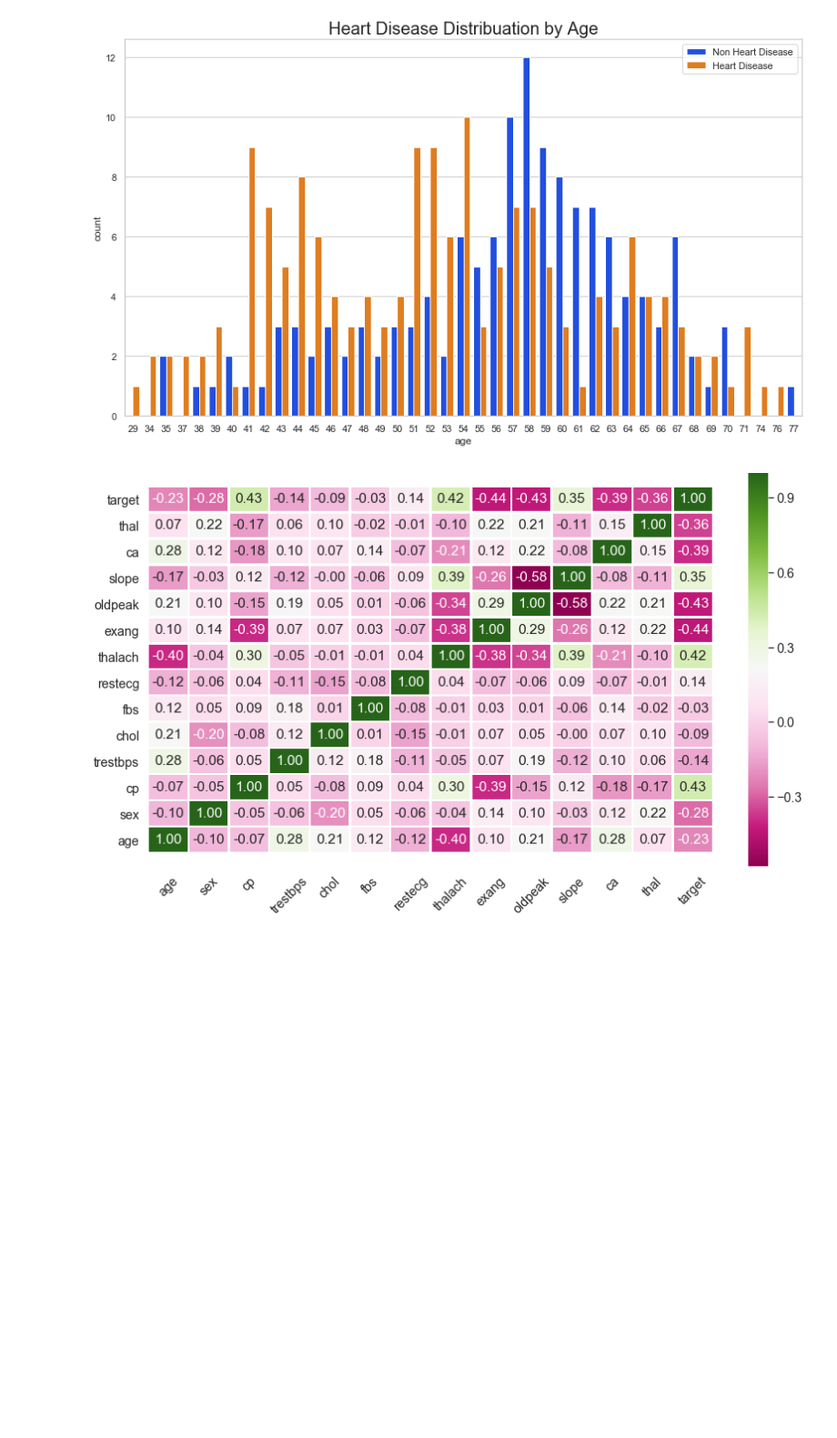
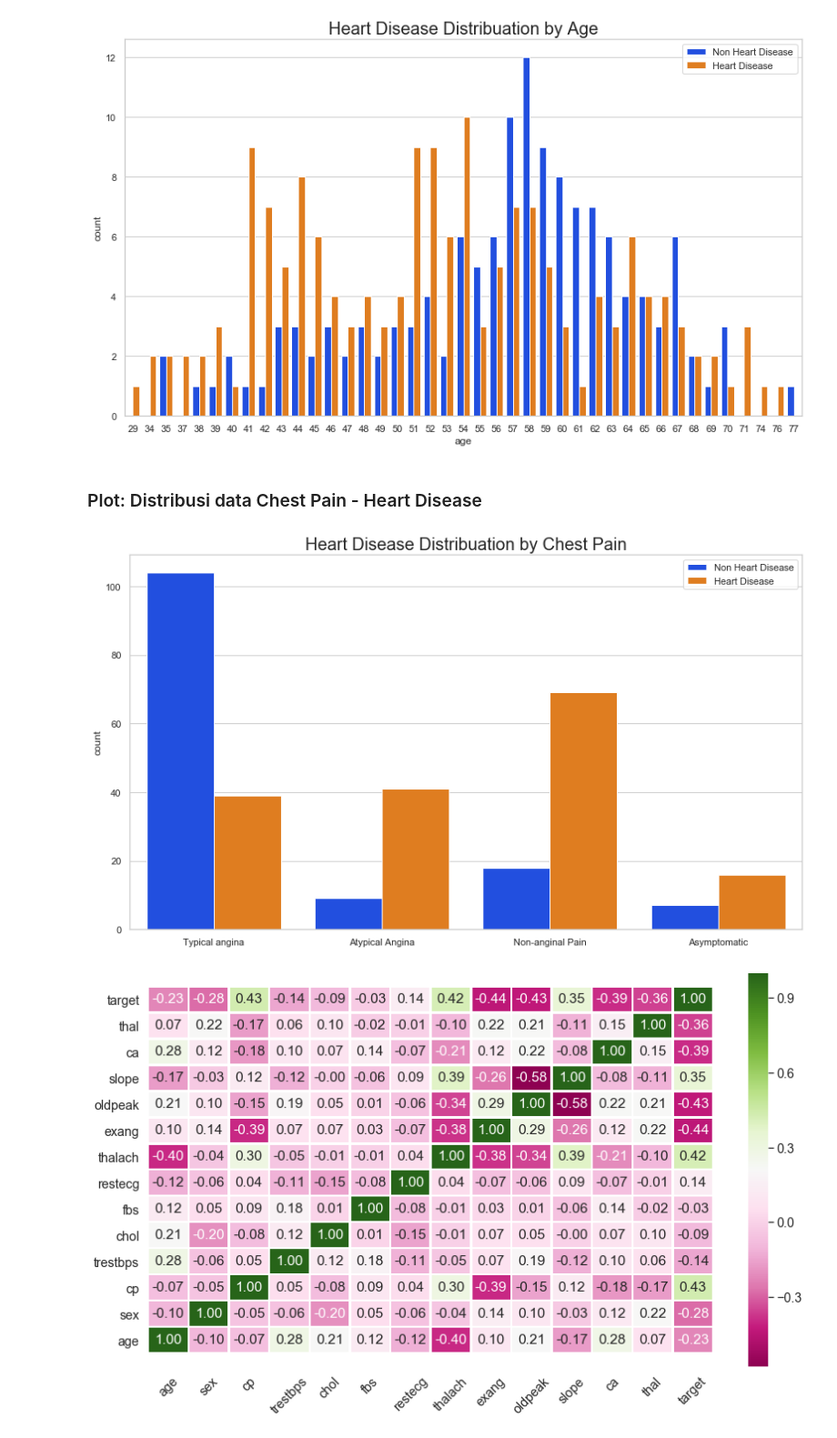
Before and after one commit to glengunawan/Heart_Disease_Prediction, a Jupyter notebook: Final_Project/Heart Disease Analysis 2.ipynb, the cells around one changed output. Shown: that part at 91% size. Cells and saved outputs as stored; diff of their text form; code cells hidden in the pictures; blank space fills up the shorter version.

```diff
--- a/Final_Project/Heart Disease Analysis 2.ipynb
+++ b/Final_Project/Heart Disease Analysis 2.ipynb
@@ -194,6 +195,20 @@ plt.legend(['Non Heart Disease', 'Heart Disease'], loc = 1)
 plt.show()
 # %% [output]
 [figure]
+# %% [markdown]
+### Plot: Distribusi data Chest Pain - Heart Disease
+# %%
+sb.set(style='whitegrid', palette='bright', font_scale=1)
+
+plt.figure(figsize=(14, 8))
+p = sb.countplot(x='cp', data=df, hue='target')
+p.set_title('Heart Disease Distribuation by Chest Pain', size=20)
+p.set_xticklabels(["Typical angina", "Atypical Angina","Non-anginal Pain", "Asymptomatic"])
+plt.legend(['Non Heart Disease', 'Heart Disease'], loc = 1)
+plt.xlabel("");
+plt.show()
+# %% [output]
+[figure, added]
 # %%
 sb.set(style='whitegrid', palette='pastel', font_scale=1.3)
 
```
Also changed, not shown: parts of 2 cells of this notebook.
